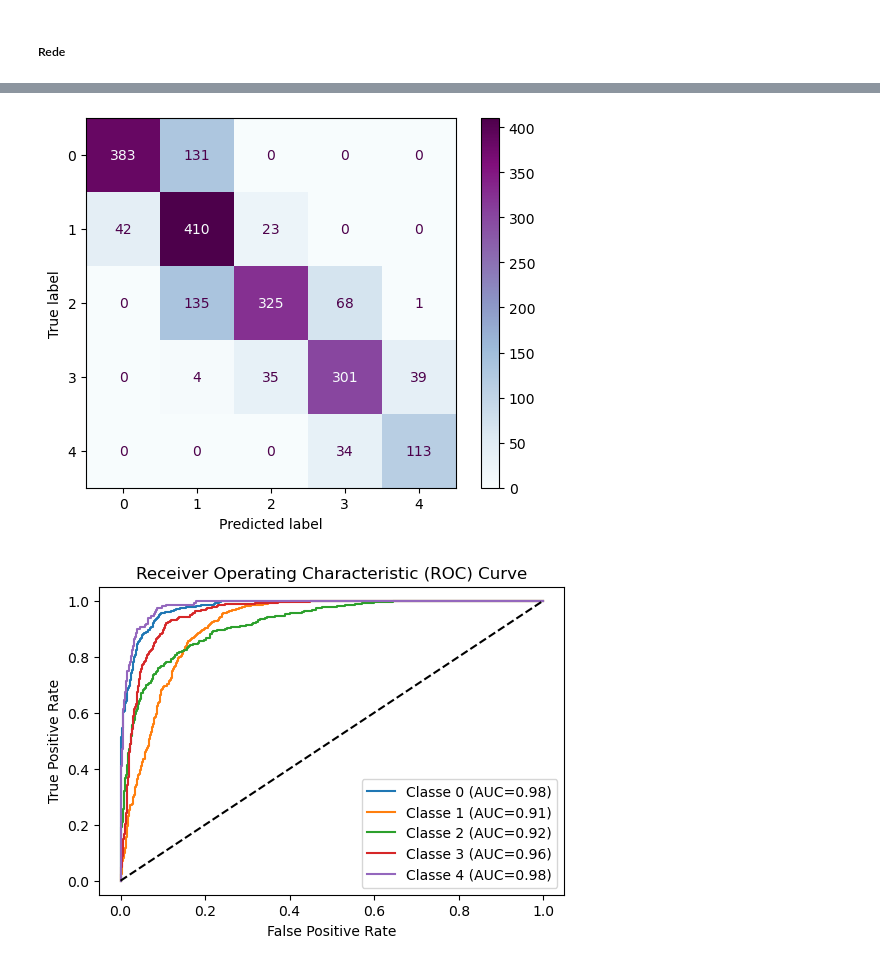
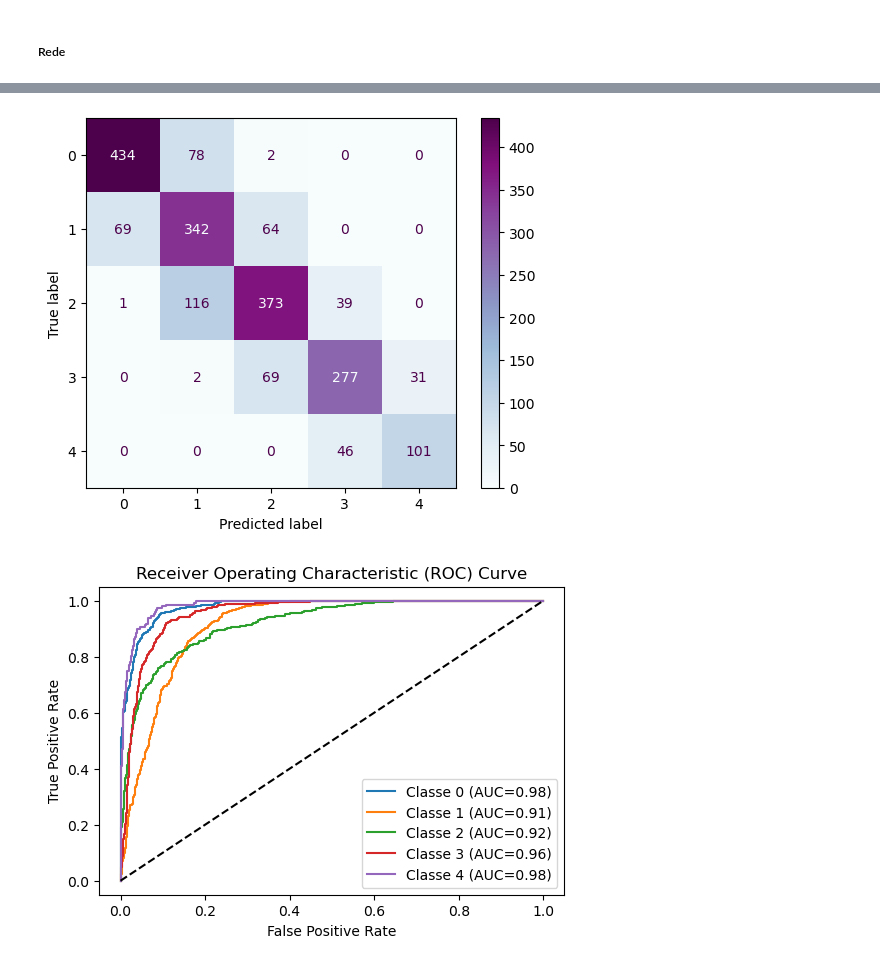
Before and after one commit to emmanuelavillar/Mestrado---DAA, a Jupyter notebook: ml.ipynb, the cells around one changed output, grey strips where cells are left out. Saved outputs shown, nothing was run; the diff lists cells and outputs as text; code cells hidden in the pictures.

Commit message:
ensemble

```diff
--- a/ml.ipynb
+++ b/ml.ipynb
@@ -58,7 +58,7 @@ from lightgbm import early_stopping, log_evaluation
 # %%
 pd.set_option("display.max_colwidth", None)
 # %%
-data = pd.read_csv("dados/pos_analyse.csv", encoding='latin1')
+data = pd.read_csv("pos_analyse.csv", encoding='latin1')
 # %%
 data.drop("Unnamed: 0", axis=1, inplace= True)
 # %%
@@ -116,12 +148,17 @@ data.columns
 # %% [markdown]
 ### Treino e Teste
 # %%
-X =  data[['record_date','AVERAGE_FREE_FLOW_SPEED',
-       'AVERAGE_TIME_DIFF', 'AVERAGE_FREE_FLOW_TIME',
+X =  data[['record_date', 'AVERAGE_FREE_FLOW_SPEED',
+       'AVERAGE_TIME_DIFF', 'AVERAGE_FREE_FLOW_TIME', 'LUMINOSITY',
        'AVERAGE_TEMPERATURE', 'AVERAGE_ATMOSP_PRESSURE', 'AVERAGE_HUMIDITY',
-       'AVERAGE_WIND_SPEED', 'year', 'month', 'day',
-       'hour', 'weekday', 'is_weekend', 'is_holiday', 'season', 'LUMINOSITY_N', 'AVERAGE_CLOUDINESS_N',
-       'is_peak_hour', 'poor_visibility', 'hour_weekday', 'time_ratio']]
+       'AVERAGE_WIND_SPEED', 'AVERAGE_CLOUDINESS', 'year', 'month', 'day',
+       'weekday', 'is_weekend', 'is_holiday', 'season', 'LUMINOSITY_N', 'AVERAGE_CLOUDINESS_N',
+       'is_peak_hour', 'poor_visibility', 'hour_weekday', 'time_ratio',
+       'AVERAGE_FREE_FLOW_SPEED_lag1', 'AVERAGE_FREE_FLOW_SPEED_lag2',
+       'AVERAGE_FREE_FLOW_SPEED_lag4', 'AVERAGE_TIME_DIFF_lag1',
+       'AVERAGE_TIME_DIFF_lag2', 'AVERAGE_TIME_DIFF_lag4',
+       'rolling_speed_mean_3h', 'rolling_speed_std_3h', 'speed_change',
+       'hour_sin', 'hour_cos']]
 
 y = data['AVERAGE_SPEED_DIFF_N']
 
@@ -760,16 +918,22 @@ trained_nn, history_nn = train_and_plot_nn_with_early_stop(
 # predictions_rf = pipe_rf.predict(X_test)
 # predictions_p_rf =  pipe_rf.predict_proba(X_test)[:, 1]
 
+predictions_esemble = pipe_ensemble.predict(X_test)
+probs_test = pipe_ensemble.predict_proba(X_test)
+pesos_otimizados = np.array([1.0, 1.0, 1.15, 1.0, 1.5])
+final_preds_numeric = np.argmax(probs_test * pesos_otimizados, axis=1)
+
 # predictions_cb = pipe_cb.predict(X_test)
 # predictions_p_cb =  pipe_cb.predict_proba(X_test)[:, 1]
 
-# predictions_lgbm = pipe_lgbm.predict(X_test)
-# predictions_p_lgbm =  pipe_lgbm.predict_proba(X_test)[:, 1]
+# # predictions_lgbm = pipe_lgbm.predict(X_test)
+# # predictions_p_lgbm =  pipe_lgbm.predict_proba(X_test)[:, 1]
 
 # predictions_nn_p = trained_nn.predict(X_test_processed)
+# predictions_nn_custom =final_custom_predict(predictions_nn_p)
 # predictions_nn= predictions_nn_p.argmax(axis=1)
 
-predictions_xgboost = pipe_xgb.predict(X_test)
-predictions_p_xgboost = pipe_xgb.predict_proba(X_test)
-predictions_xg_custom = final_custom_predict(predictions_p_xgboost)
+# #predictions_xgboost = pipe_xgb.predict(X_test)
+# #predictions_p_xgboost = pipe_xgb.predict_proba(X_test)
+# #predictions_xg_custom = final_custom_predict(predictions_p_xgboost)
 # %%
@@ -792,11 +988,11 @@ weighted avg       0.78      0.75      0.75      2044
 # %%
 classes = np.unique(y_train)
-cm = confusion_matrix(y_test, predictions_xg_custom, labels=classes)
+cm = confusion_matrix(y_test, final_preds_numeric, labels=classes)
 disp = ConfusionMatrixDisplay(confusion_matrix=cm, display_labels = classes)
 disp = disp.plot(cmap = plt.cm.BuPu)
 plt.grid(False)
 # %% [output]
-[figure, old version]
+[figure, new version]
 # %%
 cv.curva_roc(X_test, y_test, pipe_xgb)
 # %% [output]
```
Also changed, not shown: parts of 11 cells of this notebook, 11 other files.
